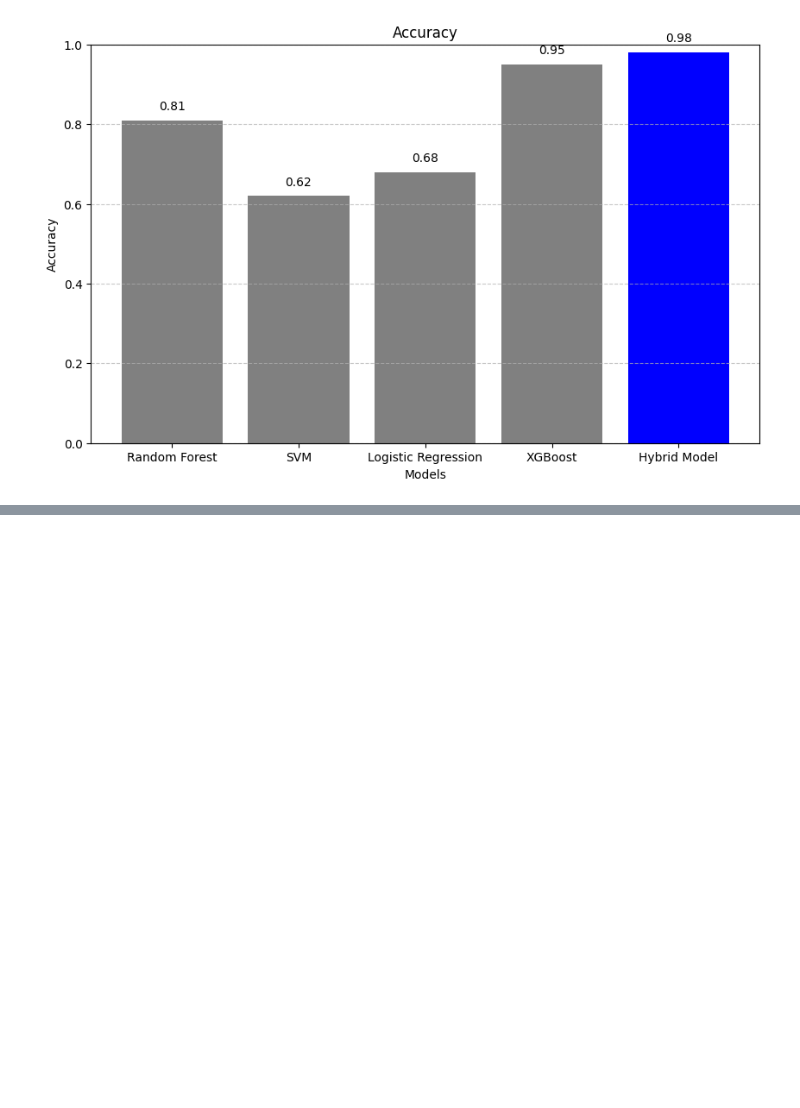
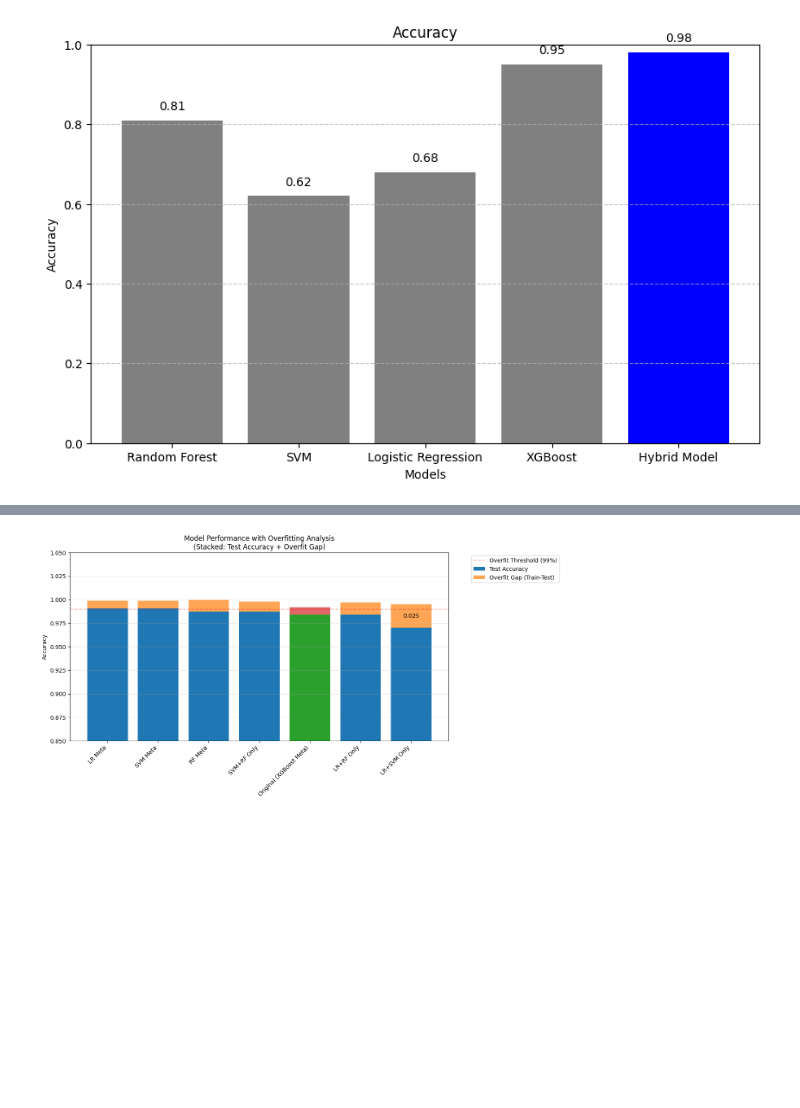
Before and after one commit to RiShiKaRoRa22/PBL, a Jupyter notebook: cardiacdetecion.ipynb, the cells around one changed output, grey strips where cells are left out. Cells and saved outputs as stored; diff of their text form; code cells hidden in the pictures; blank space fills up the shorter version.

```diff
--- a/cardiacdetecion.ipynb
+++ b/cardiacdetecion.ipynb
@@ -4338,0 +5605,64 @@ plt.show()
+# %%
+import pandas as pd
+import matplotlib.pyplot as plt
+import numpy as np
+
+# Prepare data
+data = {
+    'Model': [
+        'LR Meta',
+        'RF Meta',
+        'SVM Meta',
+        'Original (XGBoost Meta)',
+        'SVM+RF Only',
+        'LR+RF Only',
+        'LR+SVM Only'
+    ],
+    'Test Accuracy': [0.990581, 0.987441, 0.990581, 0.984301, 0.987441, 0.984301, 0.970173],
+    'Train Accuracy': [0.999, 1.000, 0.999, 0.992, 0.998, 0.997, 0.995]
+}
+
+df = pd.DataFrame(data)
+df['Overfit Gap'] = df['Train Accuracy'] - df['Test Accuracy']
+
+# Sort by test accuracy (just for visualization)
+df = df.sort_values('Test Accuracy', ascending=False)
+
+# Create stacked bars
+plt.figure(figsize=(12, 6))
+
+# Plot test accuracy (bottom of stack)
+bar1 = plt.bar(df['Model'], df['Test Accuracy'],
+              color=['#1f77b4' if x != 'Original (XGBoost Meta)' else '#2ca02c' for x in df['Model']],
+              label='Test Accuracy')
+
+# Plot overfit gap (on top of test accuracy)
+bar2 = plt.bar(df['Model'], df['Overfit Gap'],
+              bottom=df['Test Accuracy'],
+              color=['#ff7f0e' if x != 'Original (XGBoost Meta)' else '#d62728' for x in df['Model']],
+              alpha=0.7, label='Overfit Gap (Train-Test)')
+
+# Customize plot
+plt.axhline(y=0.99, color='red', linestyle='--', alpha=0.3, label='Overfit Threshold (99%)')
+plt.ylabel('Accuracy')
+plt.title('Model Performance with Overfitting Analysis\n(Stacked: Test Accuracy + Overfit Gap)')
+plt.xticks(rotation=45, ha='right')
+plt.ylim(0.85, 1.05)
+
+# Add value labels
+for rect in bar1 + bar2:
+    height = rect.get_height()
+    bottom = rect.get_y()
+    if height > 0.02:  # Only label significant segments
+        plt.text(rect.get_x() + rect.get_width()/2.,
+                bottom + height/2,
+                f'{height:.3f}',
+                ha='center', va='center',
+                color='white' if height > 0.05 else 'black')
+
+plt.legend(loc='upper right', bbox_to_anchor=(1.3, 1))
+plt.grid(axis='y', alpha=0.3)
+plt.tight_layout()
+plt.show()
+# %% [output]
+[figure, added]
```
Also changed, not shown: parts of 12 cells of this notebook.
